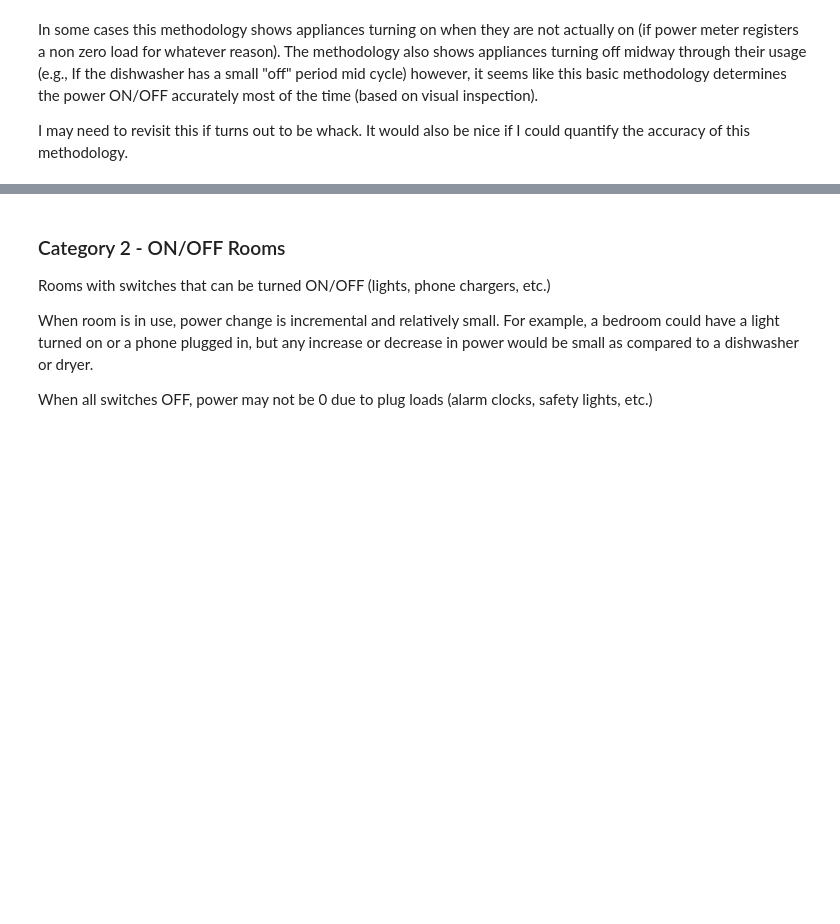
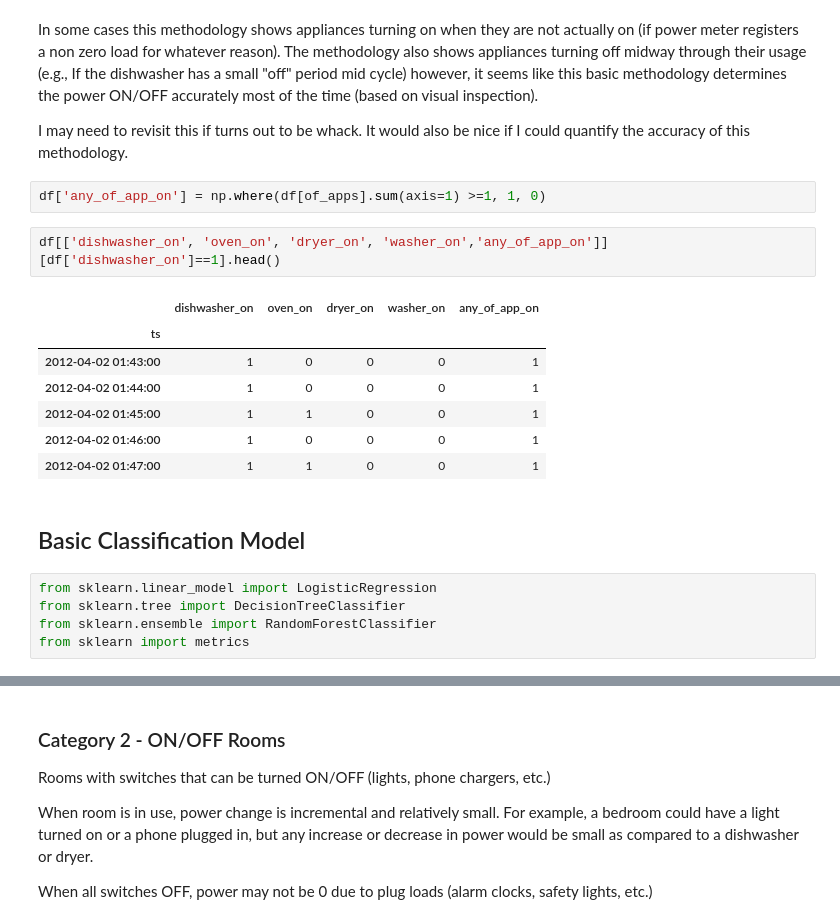
Before and after one commit to enmyj/gafp, a Jupyter notebook: elec_classification.ipynb, the cells around one changed output, grey strips where cells are left out. Saved outputs shown, nothing was run; the diff lists cells and outputs as text; blank space fills up the shorter version.

```diff
--- a/elec_feature_engineering.ipynb
+++ b/elec_classification.ipynb
@@ -78,3 +97,22 @@ df[lbl+'_on'][mask].plot(secondary_y=True,linewidth=3,figsize=(20,10));
 In some cases this methodology shows appliances turning on when they are not actually on (if power meter registers a non zero load for whatever reason). The methodology also shows appliances turning off midway through their usage (e.g., If the dishwasher has a small "off" period mid cycle) however, it seems like this basic methodology determines the power ON/OFF accurately most of the time (based on visual inspection).
 
 I may need to revisit this if turns out to be whack. It would also be nice if I could quantify the accuracy of this methodology.
+# %%
+df['any_of_app_on'] = np.where(df[of_apps].sum(axis=1) >=1, 1, 0)
+# %%
+df[['dishwasher_on', 'oven_on', 'dryer_on', 'washer_on','any_of_app_on']][df['dishwasher_on']==1].head()
+# %% [output]
+|  | dishwasher_on | oven_on | dryer_on | washer_on | any_of_app_on |
+| ts |  |  |  |  |  |
+| 2012-04-02 01:43:00 | 1 | 0 | 0 | 0 | 1 |
+| 2012-04-02 01:44:00 | 1 | 0 | 0 | 0 | 1 |
+| 2012-04-02 01:45:00 | 1 | 1 | 0 | 0 | 1 |
+| 2012-04-02 01:46:00 | 1 | 0 | 0 | 0 | 1 |
+| 2012-04-02 01:47:00 | 1 | 1 | 0 | 0 | 1 |
+# %% [markdown]
+## Basic Classification Model
+# %%
+from sklearn.linear_model import LogisticRegression
+from sklearn.tree import DecisionTreeClassifier
+from sklearn.ensemble import RandomForestClassifier
+from sklearn import metrics
```
Also changed, not shown: parts of 22 cells of this notebook, 2 other files.
